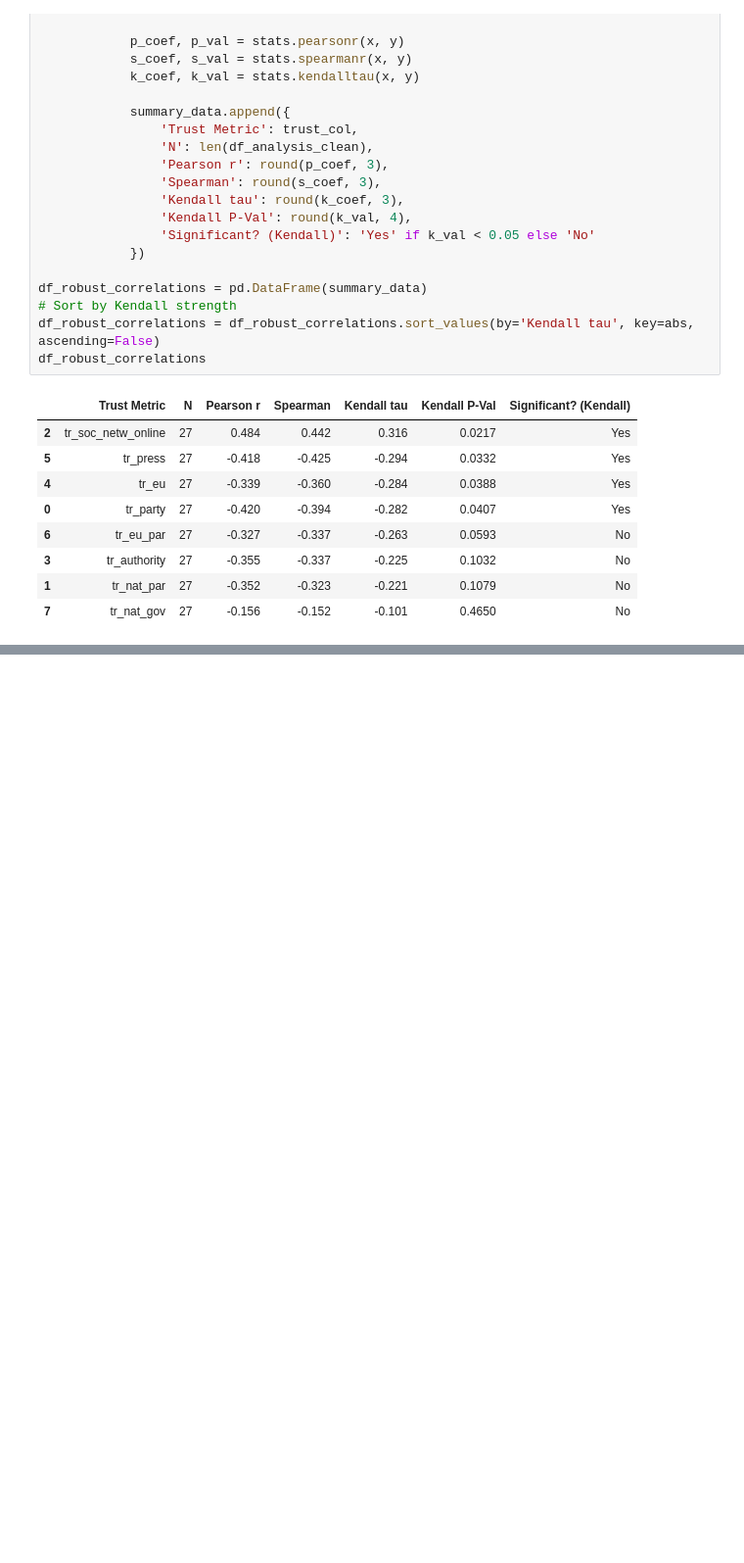
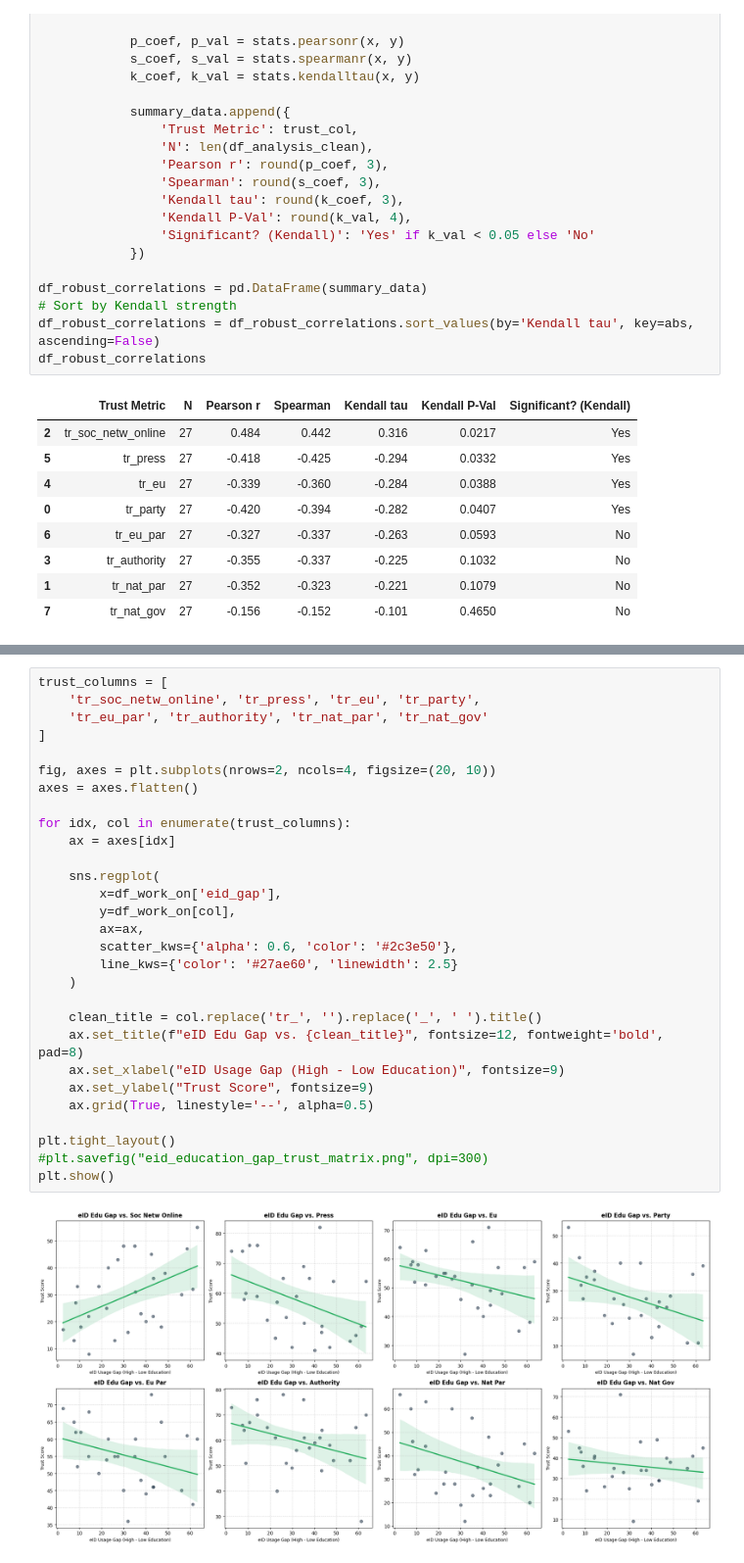
Before and after one commit to skibodaria/digital_literacy_eu, a Jupyter notebook: 03_eda/03_narrow_models.ipynb, the cells around one changed output, grey strips where cells are left out. Shown at 98% size. Cells and saved outputs as stored; diff of their text form; blank space fills up the shorter version.

```diff
--- a/03_eda/03_narrow_models.ipynb
+++ b/03_eda/03_narrow_models.ipynb
@@ -310,0 +316,31 @@ df_robust_correlations
+# %%
+trust_columns = [
+    'tr_soc_netw_online', 'tr_press', 'tr_eu', 'tr_party',
+    'tr_eu_par', 'tr_authority', 'tr_nat_par', 'tr_nat_gov'
+]
+
+fig, axes = plt.subplots(nrows=2, ncols=4, figsize=(20, 10))
+axes = axes.flatten()
+
+for idx, col in enumerate(trust_columns):
+    ax = axes[idx]
+
+    sns.regplot(
+        x=df_work_on['eid_gap'],
+        y=df_work_on[col],
+        ax=ax,
+        scatter_kws={'alpha': 0.6, 'color': '#2c3e50'},
+        line_kws={'color': '#27ae60', 'linewidth': 2.5}
+    )
+
+    clean_title = col.replace('tr_', '').replace('_', ' ').title()
+    ax.set_title(f"eID Edu Gap vs. {clean_title}", fontsize=12, fontweight='bold', pad=8)
+    ax.set_xlabel("eID Usage Gap (High - Low Education)", fontsize=9)
+    ax.set_ylabel("Trust Score", fontsize=9)
+    ax.grid(True, linestyle='--', alpha=0.5)
+
+plt.tight_layout()
+#plt.savefig("eid_education_gap_trust_matrix.png", dpi=300)
+plt.show()
+# %% [output]
+[figure, added]
```
Also changed, not shown: parts of 2 cells of this notebook, 4 other files.
